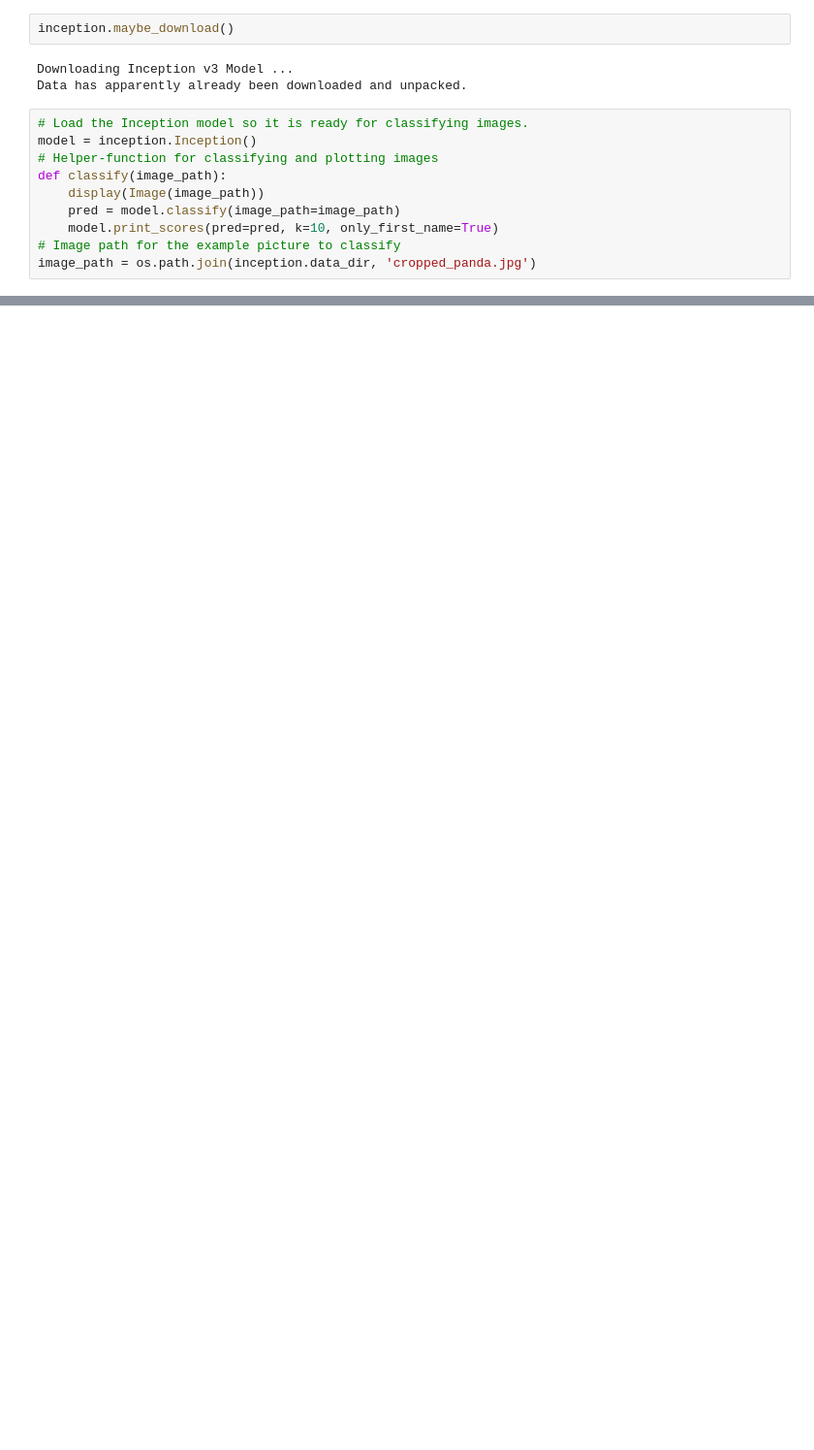
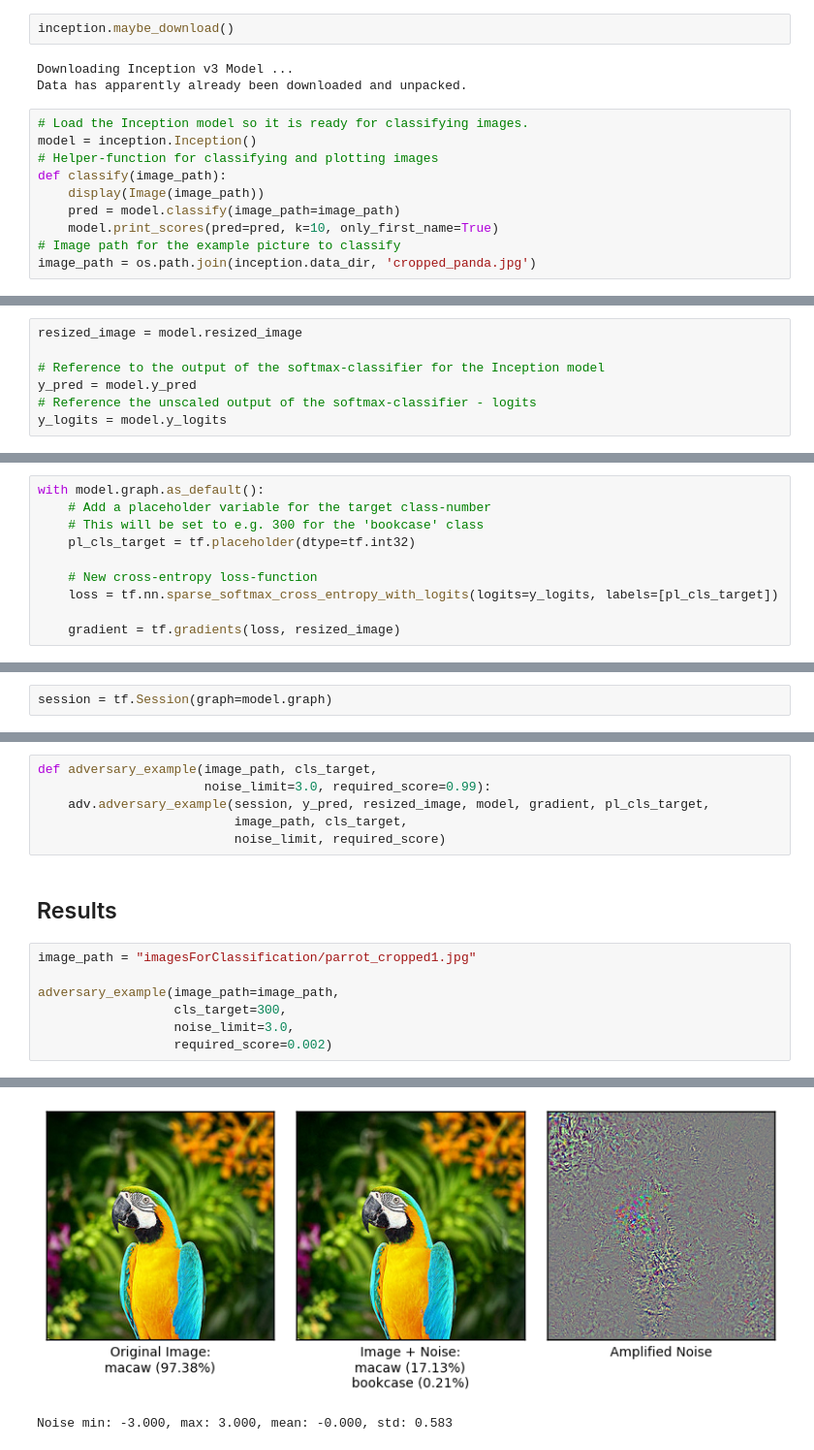
Before and after one commit to Kidel/Deep-Learning-CNN-for-Image-Recognition, a Jupyter notebook: 06_AdversaryNoise.ipynb, the cells around one changed output, grey strips where cells are left out. Shown at 97% size. Saved outputs shown, nothing was run; the diff lists cells and outputs as text; blank space fills up the shorter version.

Commit message:
done 06 until first example

```diff
--- a/06_AdversaryNoise.ipynb
+++ b/06_AdversaryNoise.ipynb
@@ -59,0 +72,7 @@ classify(image_path)
+# %%
+resized_image = model.resized_image
+
+# Reference to the output of the softmax-classifier for the Inception model
+y_pred = model.y_pred
+# Reference the unscaled output of the softmax-classifier - logits
+y_logits = model.y_logits
@@ -59,0 +82,10 @@ classify(image_path)
+# %%
+with model.graph.as_default():
+    # Add a placeholder variable for the target class-number
+    # This will be set to e.g. 300 for the 'bookcase' class
+    pl_cls_target = tf.placeholder(dtype=tf.int32)
+
+    # New cross-entropy loss-function
+    loss = tf.nn.sparse_softmax_cross_entropy_with_logits(logits=y_logits, labels=[pl_cls_target])
+
+    gradient = tf.gradients(loss, resized_image)
@@ -59,0 +94,2 @@ classify(image_path)
+# %%
+session = tf.Session(graph=model.graph)
@@ -59,0 +103,16 @@ classify(image_path)
+# %%
+def adversary_example(image_path, cls_target,
+                      noise_limit=3.0, required_score=0.99):
+    adv.adversary_example(session, y_pred, resized_image, model, gradient, pl_cls_target,
+                          image_path, cls_target,
+                          noise_limit, required_score)
+# %% [markdown]
+## Results
+# %%
+image_path = "imagesForClassification/parrot_cropped1.jpg"
+
+adversary_example(image_path=image_path,
+                  cls_target=300,
+                  noise_limit=3.0,
+                  required_score=0.002)
+# %% [output]
@@ -59,0 +138,2 @@ classify(image_path)
+[figure, added]
+Noise min: -3.000, max: 3.000, mean: -0.000, std: 0.583
```
Also changed, not shown: parts of 9 cells of this notebook, 1 other file.
